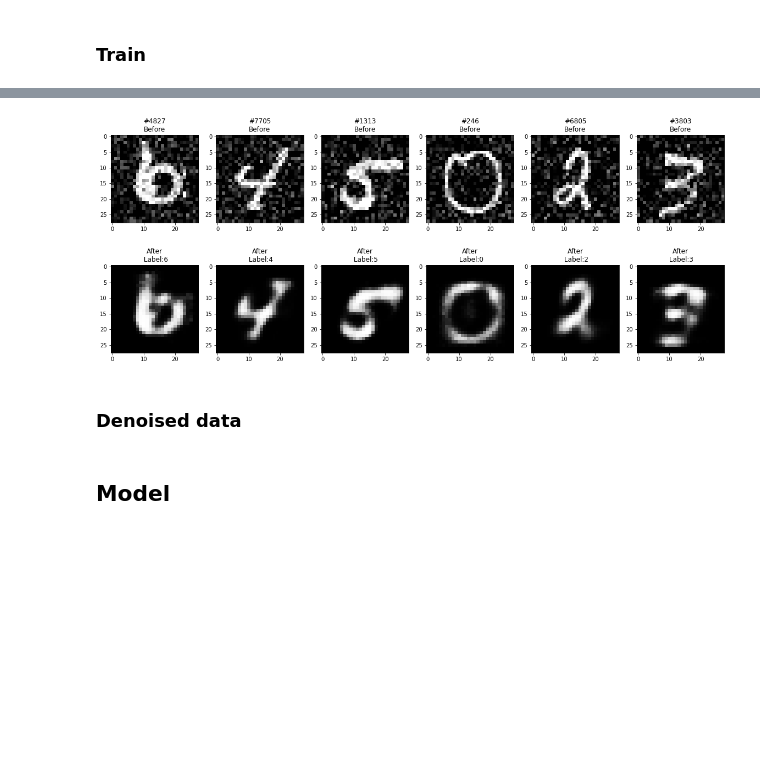
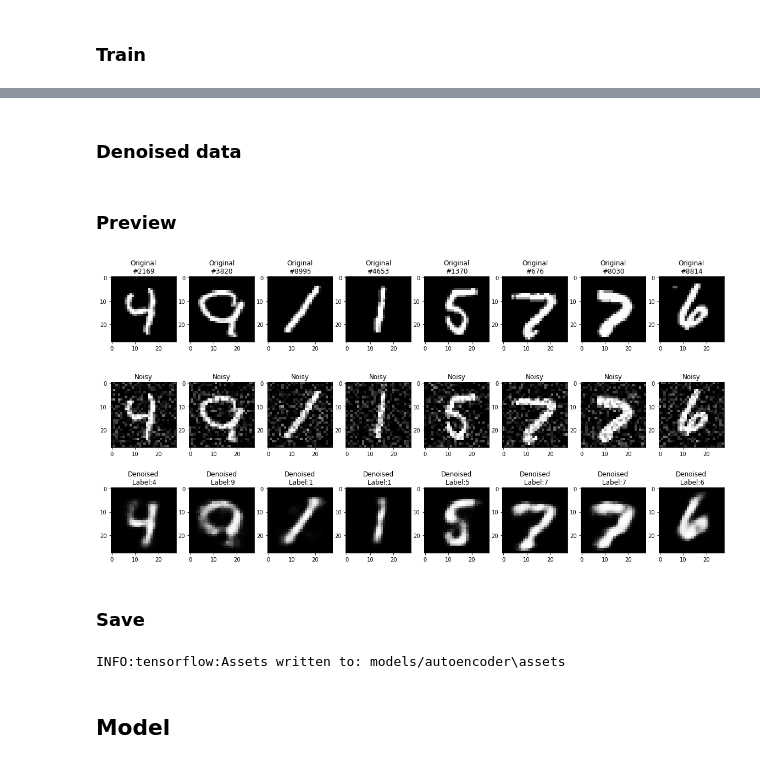
Before and after one commit to FreeLike76/ComputerVisionCourse, a Jupyter notebook: Task4/main.ipynb, the cells around one changed output, grey strips where cells are left out. Drawn from its saved outputs; the diff is of its cells as text; code cells hidden in the pictures; blank space fills up the shorter version.

```diff
--- a/Task4/main.ipynb
+++ b/Task4/main.ipynb
@@ -164,21 +164,33 @@ plt.show()
-# %%
-plt.rcParams["figure.figsize"] = (20, 8)
-for i in range(6):
-    random_example = np.random.randint(0, X_test_noise.shape[0])
-
-    plt.subplot(2, 6, i + 1)
-    plt.imshow(X_train_noise[random_example].reshape(28, 28), "gray")
-    plt.title("#" + str(random_example) + "\nBefore")
-
-    plt.subplot(2, 6, i + 7)
-    plt.imshow(autoencoder.predict(X_train_noise[random_example].reshape(1, 784)).reshape(28, 28), "gray")
-    plt.title("After\n Label:" + str(y_train[random_example]))
-# %% [output]
-[figure, removed]
 # %% [markdown]
 ### Denoised data
 # %%
 X_test_denoised = autoencoder.predict(X_test_noise)
+# %% [markdown]
+### Preview
+# %%
+plt.rcParams["figure.figsize"] = (20, 10)
+for i in range(8):
+    random_example = np.random.randint(0, X_test_noise.shape[0])
+
+    plt.subplot(3, 8, i + 1)
+    plt.imshow(X_test[random_example].reshape(28, 28), "gray")
+    plt.title("Original\n#" + str(random_example))
+
+    plt.subplot(3, 8, i + 9)
+    plt.imshow(X_test_noise[random_example].reshape(28, 28), "gray")
+    plt.title("Noisy")
+
+    plt.subplot(3, 8, i + 17)
+    plt.imshow(X_test_denoised[random_example].reshape(1, 784).reshape(28, 28), "gray")
+    plt.title("Denoised\n Label:" + str(y_test[random_example]))
+# %% [output]
+[figure, added]
+# %% [markdown]
+### Save
+# %%
+autoencoder.save("models/autoencoder")
+# %% [output]
+INFO:tensorflow:Assets written to: models/autoencoder\assets
 # %% [markdown]
 ## Model
 # %% [markdown]
```
Also changed, not shown: parts of 29 cells of this notebook.
